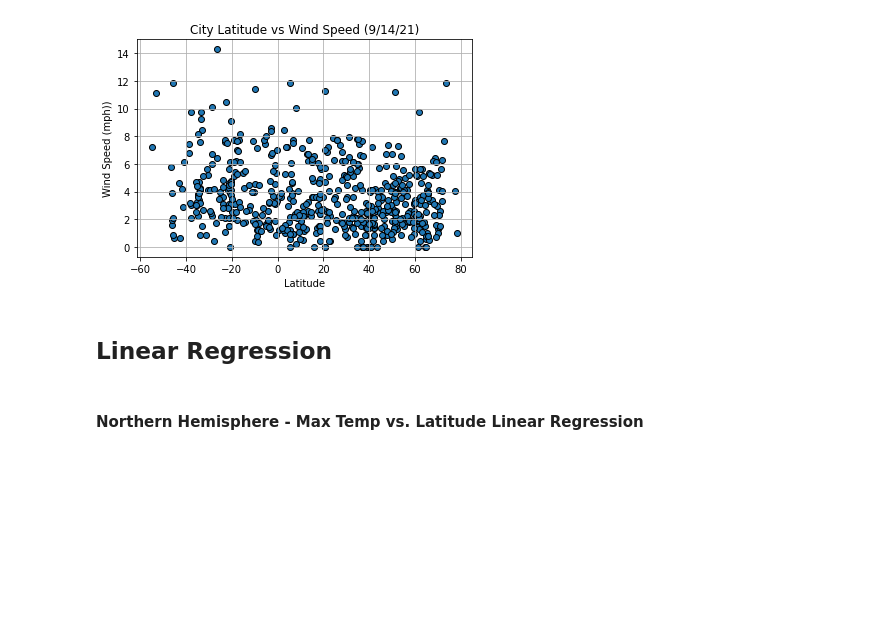
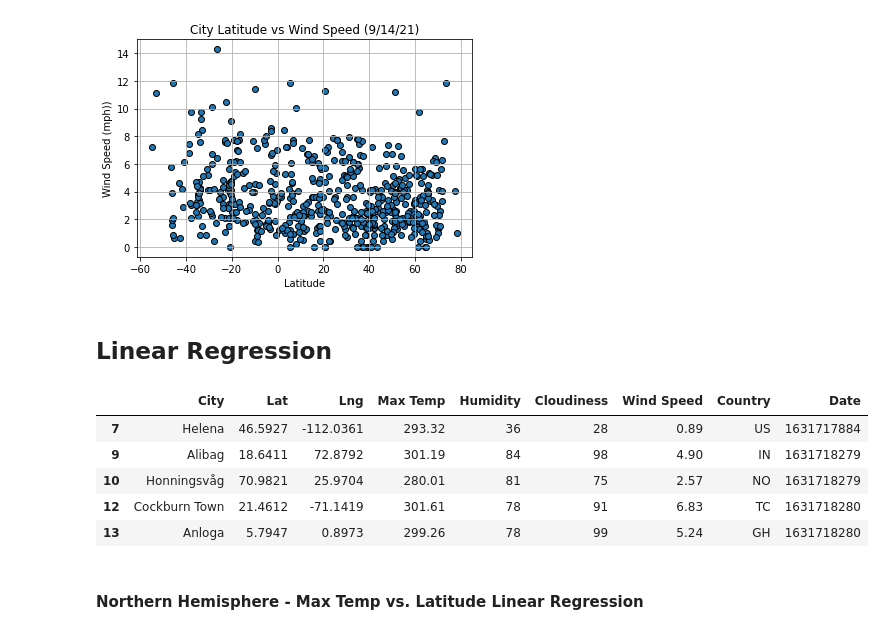
Before and after one commit to Bgood524/Python_API_Challenge, a Jupyter notebook: WeatherPy/WeatherPy.ipynb, the cells around one changed output. Cells and saved outputs as stored; diff of their text form; code cells hidden in the pictures; blank space fills up the shorter version.

Commit message:
creating dataframes for the hemispheres to create linear regressions

```diff
--- a/WeatherPy/WeatherPy.ipynb
+++ b/WeatherPy/WeatherPy.ipynb
@@ -300,6 +300,17 @@ plt.show()
 [figure]
 # %% [markdown]
 ## Linear Regression
+# %%
+northern_df = weather_df[weather_df['Lat'] >= 0]
+southern_df = weather_df[weather_df['Lat'] <= 0]
+northern_df.head()
+# %% [output]
+|  | City | Lat | Lng | Max Temp | Humidity | Cloudiness | Wind Speed | Country | Date |
+| 7 | Helena | 46.5927 | -112.0361 | 293.32 | 36 | 28 | 0.89 | US | 1631717884 |
+| 9 | Alibag | 18.6411 | 72.8792 | 301.19 | 84 | 98 | 4.90 | IN | 1631718279 |
+| 10 | Honningsvåg | 70.9821 | 25.9704 | 280.01 | 81 | 75 | 2.57 | NO | 1631718279 |
+| 12 | Cockburn Town | 21.4612 | -71.1419 | 301.61 | 78 | 91 | 6.83 | TC | 1631718280 |
+| 13 | Anloga | 5.7947 | 0.8973 | 299.26 | 78 | 99 | 5.24 | GH | 1631718280 |
 # %% [markdown]
 ####  Northern Hemisphere - Max Temp vs. Latitude Linear Regression
 # %%
```
